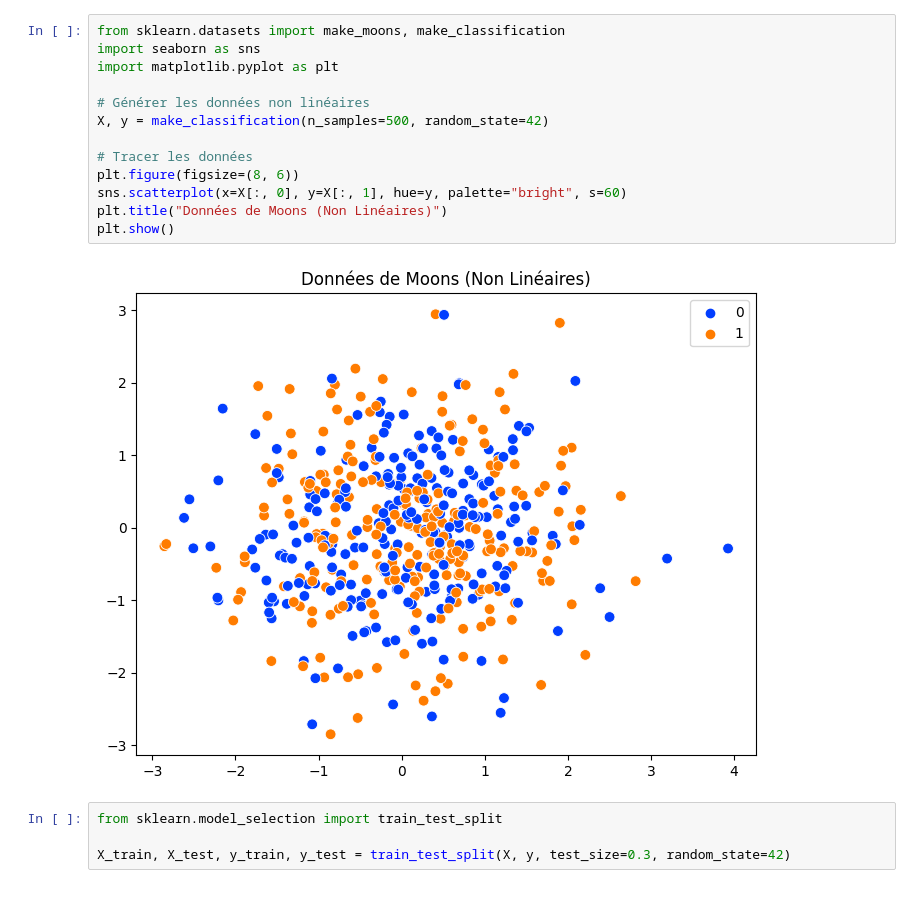
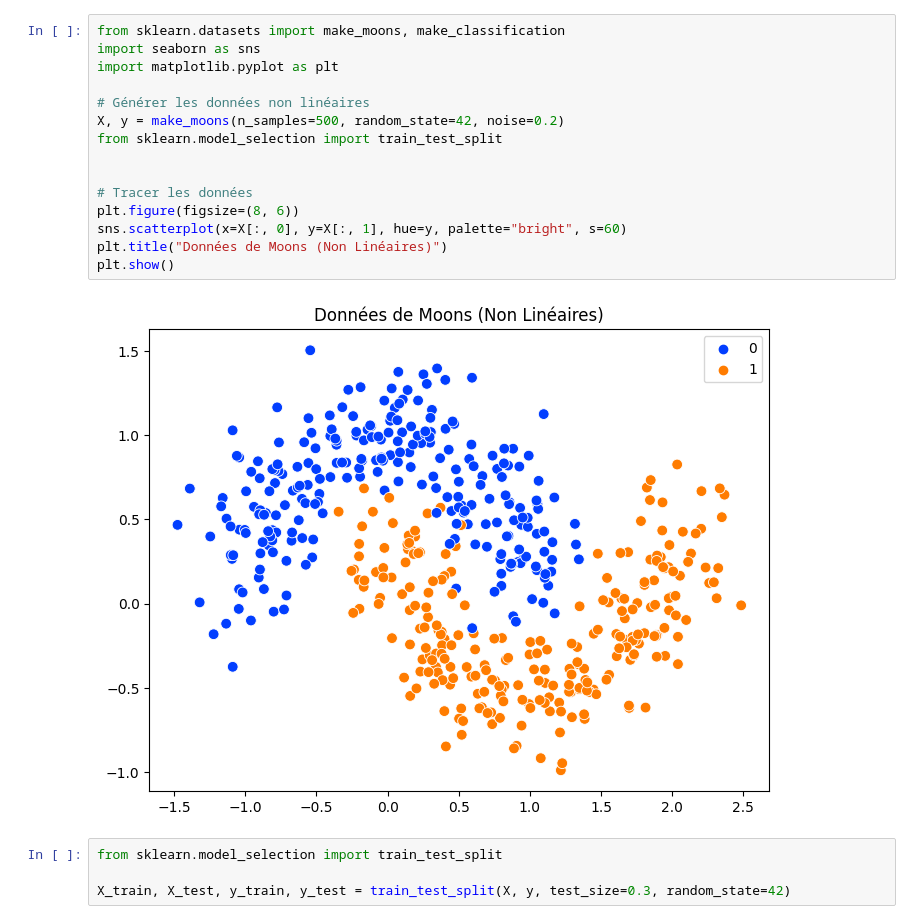
Before and after one commit to Shinnoyaninsha/SVM, a Jupyter notebook: test.ipynb, the cells around one changed output. Saved outputs shown, nothing was run; the diff lists cells and outputs as text.

```diff
--- a/test.ipynb
+++ b/test.ipynb
@@ -362,18 +1,20 @@ class W_svm(SVM_C):
 # %%
 from sklearn.datasets import make_moons, make_classification
 import seaborn as sns
 import matplotlib.pyplot as plt
 
 # Générer les données non linéaires
-X, y = make_classification(n_samples=500, random_state=42)
+X, y = make_moons(n_samples=500, random_state=42, noise=0.2)
+from sklearn.model_selection import train_test_split
+
 
 # Tracer les données
 plt.figure(figsize=(8, 6))
 sns.scatterplot(x=X[:, 0], y=X[:, 1], hue=y, palette="bright", s=60)
 plt.title("Données de Moons (Non Linéaires)")
 plt.show()
 # %% [output]
-[figure, old version]
+[figure, new version]
 # %%
 from sklearn.model_selection import train_test_split
 
```
Also changed, not shown: parts of 3 cells of this notebook, 4 other files.
